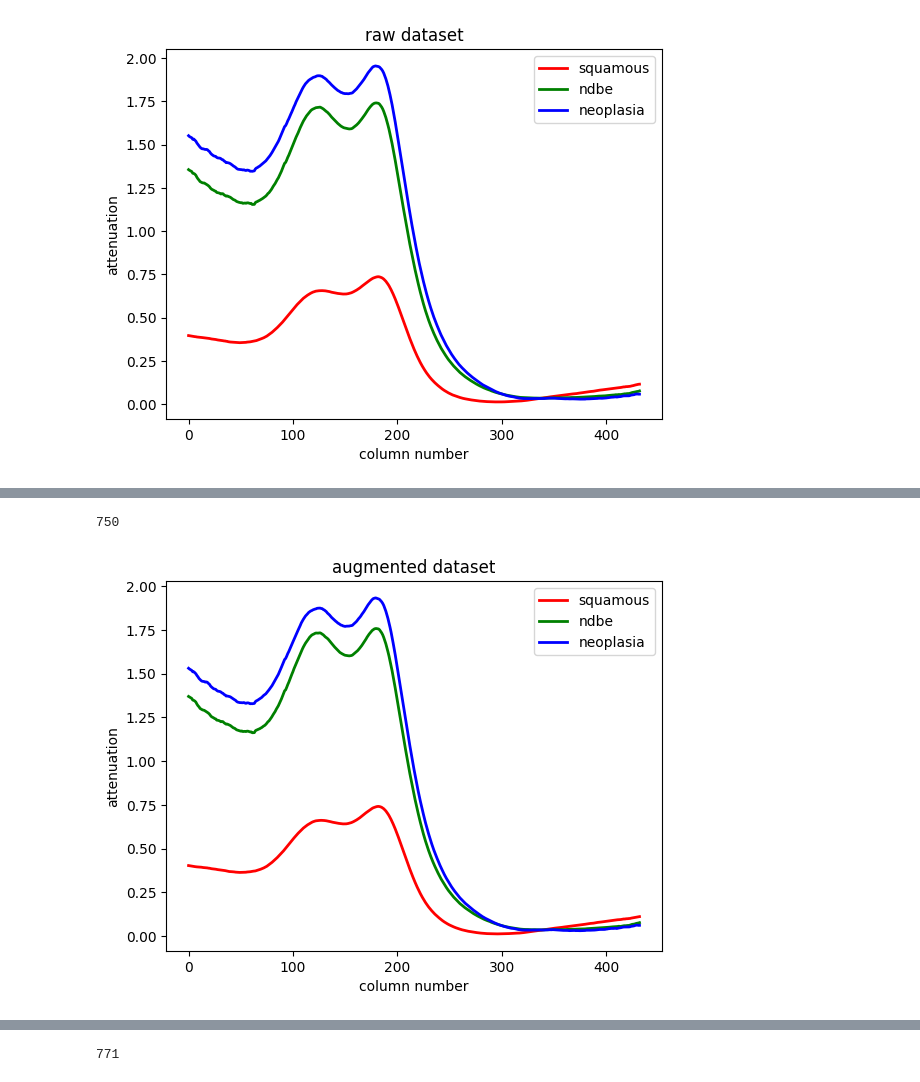
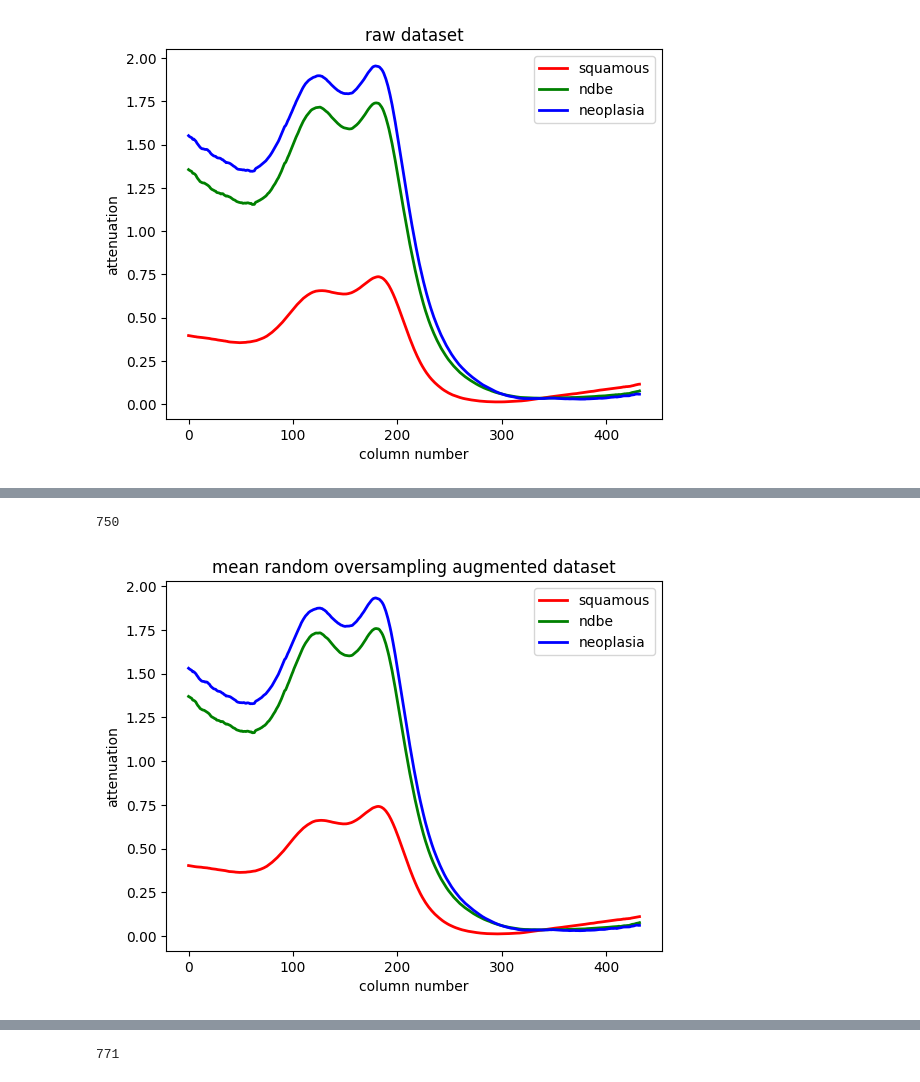
Before and after one commit to hamhaf/ML-cancer-detection, a Jupyter notebook: data/spectraplot.ipynb, the cells around one changed output, grey strips where cells are left out. Drawn from its saved outputs; the diff is of its cells as text; code cells hidden in the pictures.

```diff
--- a/data/spectraplot.ipynb
+++ b/data/spectraplot.ipynb
@@ -51,11 +51,11 @@ plot_avg_spectra(merged, title='oversampled dataset', filename='augmented_data/s
 # %%
 # avg attenuation for augmented DS (augmented v2)
 x_train = pd.read_csv('augmented_datav2/train_data.csv', header=None)
 y_train = pd.read_csv('augmented_datav2/train_label.csv', header=None, names=['label'])
 merged = pd.merge(x_train, y_train, left_index=True, right_index=True)
 print(len(merged))
 
-plot_avg_spectra(merged, title='augmented dataset', filename='augmented_datav2/spectraplot.png')
+plot_avg_spectra(merged, title='mean random oversampling augmented dataset', filename='augmented_datav2/spectraplot.png')
 # %% [output]
 750
-[figure, old version]
+[figure, new version]
```
Also changed, not shown: parts of 2 cells of this notebook, 3 other files.
